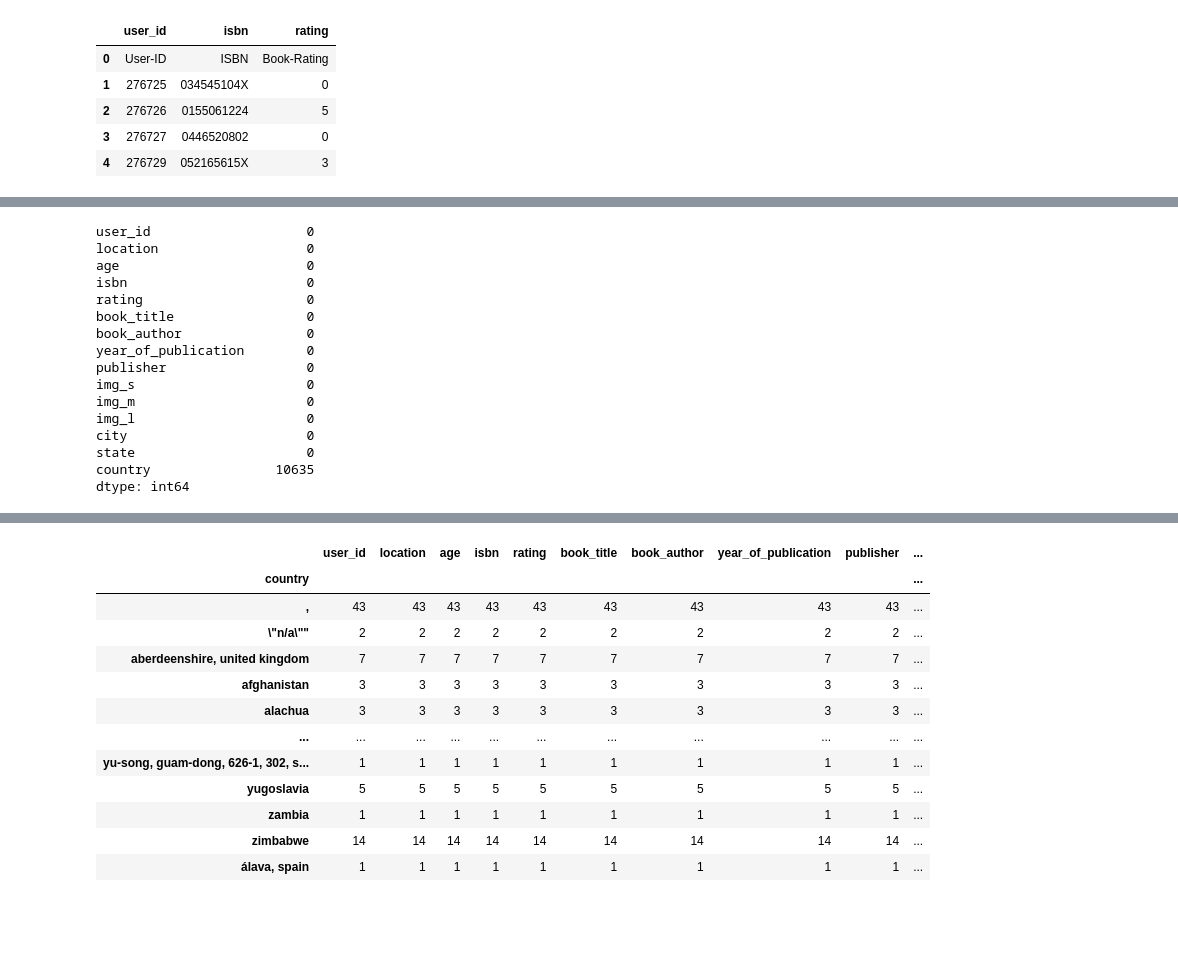
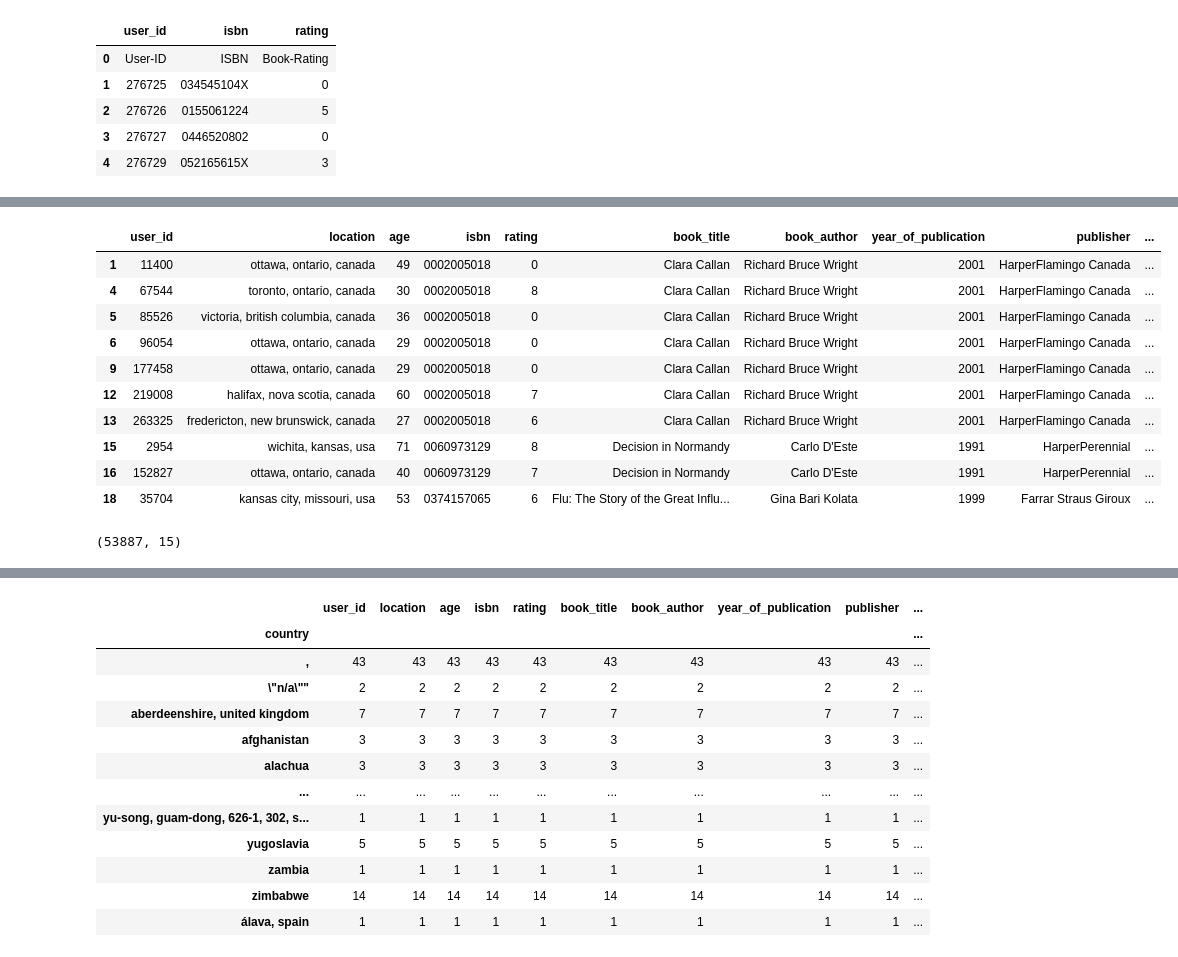
Before and after one commit to vsistla/nlp-biases, a Jupyter notebook: book-reviews/books-review-biases.ipynb, the cells around one changed output, grey strips where cells are left out. Saved outputs shown, nothing was run; the diff lists cells and outputs as text; code cells hidden in the pictures; blank space fills up the shorter version.

```diff
--- a/book-reviews/books-review-biases.ipynb
+++ b/book-reviews/books-review-biases.ipynb
@@ -112,22 +174,24 @@ location.columns=['city', 'state', 'country']
 df['city'] = location['city']
 df['state'] = location['state']
 df['country'] = location['country']
-# %%
-df.isna().sum()
-# %% [output]
-user_id                    0
-location                   0
-age                        0
-isbn                       0
-rating                     0
-book_title                 0
-book_author                0
-year_of_publication        0
-publisher                  0
-img_s                      0
-img_m                      0
-img_l                      0
-city                       0
-state                      0
-country                10635
-dtype: int64
+# %%
+#keep first duplicate value
+df_unique_id = df.drop_duplicates(subset=['user_id'])
+# %%
+df_unique_id.head(10)
+# %% [output]
+|  | user_id | location | age | isbn | rating | book_title | book_author | year_of_publication | publisher | ... |
+| 1 | 11400 | ottawa, ontario, canada | 49 | 0002005018 | 0 | Clara Callan | Richard Bruce Wright | 2001 | HarperFlamingo Canada | ... |
+| 4 | 67544 | toronto, ontario, canada | 30 | 0002005018 | 8 | Clara Callan | Richard Bruce Wright | 2001 | HarperFlamingo Canada | ... |
+| 5 | 85526 | victoria, british columbia, canada | 36 | 0002005018 | 0 | Clara Callan | Richard Bruce Wright | 2001 | HarperFlamingo Canada | ... |
+| 6 | 96054 | ottawa, ontario, canada | 29 | 0002005018 | 0 | Clara Callan | Richard Bruce Wright | 2001 | HarperFlamingo Canada | ... |
+| 9 | 177458 | ottawa, ontario, canada | 29 | 0002005018 | 0 | Clara Callan | Richard Bruce Wright | 2001 | HarperFlamingo Canada | ... |
+| 12 | 219008 | halifax, nova scotia, canada | 60 | 0002005018 | 7 | Clara Callan | Richard Bruce Wright | 2001 | HarperFlamingo Canada | ... |
+| 13 | 263325 | fredericton, new brunswick, canada | 27 | 0002005018 | 6 | Clara Callan | Richard Bruce Wright | 2001 | HarperFlamingo Canada | ... |
+| 15 | 2954 | wichita, kansas, usa | 71 | 0060973129 | 8 | Decision in Normandy | Carlo D'Este | 1991 | HarperPerennial | ... |
+| 16 | 152827 | ottawa, ontario, canada | 40 | 0060973129 | 7 | Decision in Normandy | Carlo D'Este | 1991 | HarperPerennial | ... |
+| 18 | 35704 | kansas city, missouri, usa | 53 | 0374157065 | 6 | Flu: The Story of the Great Influ... | Gina Bari Kolata | 1999 | Farrar Straus Giroux | ... |
+# %%
+df_unique_id.shape
+# %% [output]
+(53887, 15)
```
Also changed, not shown: parts of 31 cells of this notebook, 1 other file.
